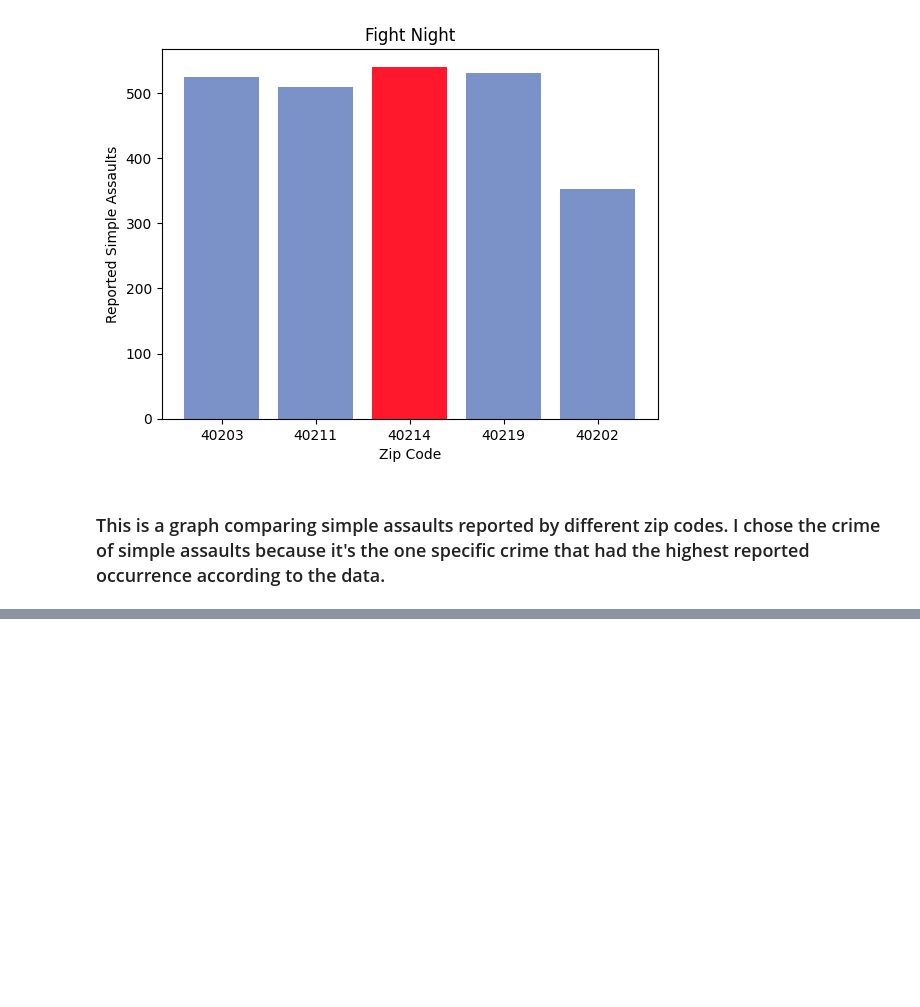
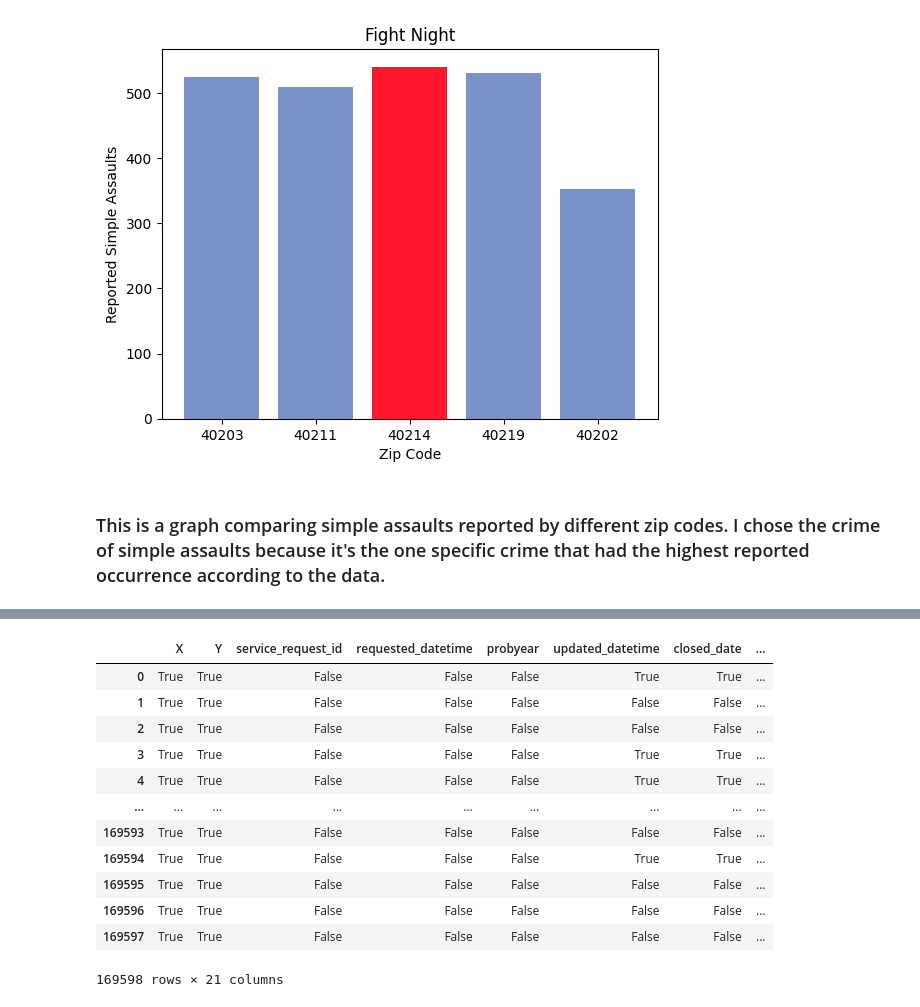
Before and after one commit to ZakM2000/Criminal_Analysis, a Jupyter notebook: Notebooks/LMPD_Crime_Analytics.ipynb, the cells around one changed output, grey strips where cells are left out. Cells and saved outputs as stored; diff of their text form; code cells hidden in the pictures; blank space fills up the shorter version.

```diff
--- a/Notebooks/LMPD_Crime_Analytics.ipynb
+++ b/Notebooks/LMPD_Crime_Analytics.ipynb
@@ -912,0 +997,16 @@ Text(0.5, 1.0, 'Fight Night')
+# %%
+LMPD_311_Analytics.isna()
+# %% [output]
+|  | X | Y | service_request_id | requested_datetime | probyear | updated_datetime | closed_date | ... |
+| 0 | True | True | False | False | False | True | True | ... |
+| 1 | True | True | False | False | False | False | False | ... |
+| 2 | True | True | False | False | False | False | False | ... |
+| 3 | True | True | False | False | False | True | True | ... |
+| 4 | True | True | False | False | False | True | True | ... |
+| ... | ... | ... | ... | ... | ... | ... | ... | ... |
+| 169593 | True | True | False | False | False | False | False | ... |
+| 169594 | True | True | False | False | False | True | True | ... |
+| 169595 | True | True | False | False | False | False | False | ... |
+| 169596 | True | True | False | False | False | False | False | ... |
+| 169597 | True | True | False | False | False | False | False | ... |
+169598 rows × 21 columns
```
Also changed, not shown: parts of 24 cells of this notebook, 2 other files.
